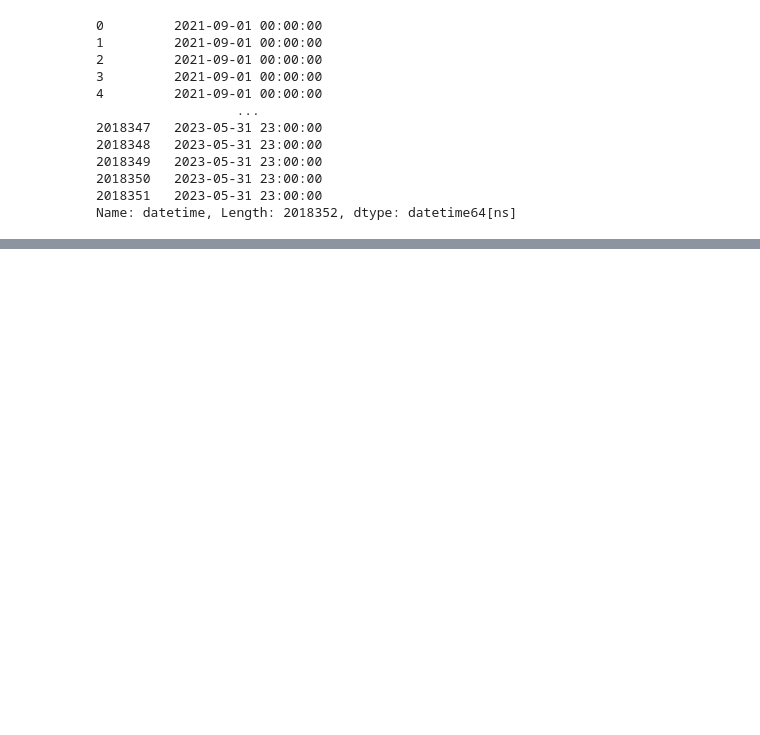
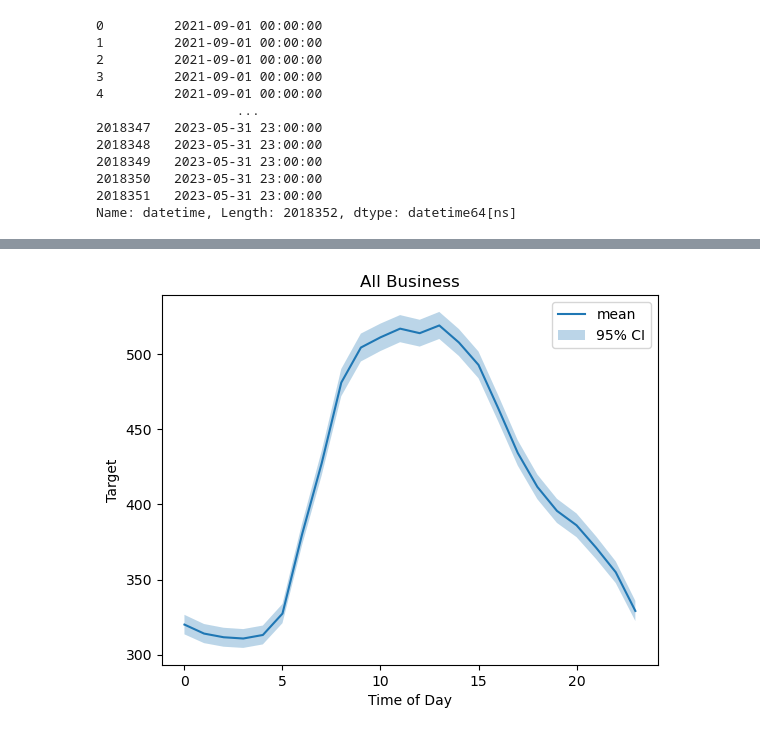
Before and after one commit to JosephHardy91/predict-energy-behavior-of-prosumers, a Jupyter notebook: src/0_basic_familiarity/target_spaghetti.ipynb, the cells around one changed output, grey strips where cells are left out. Drawn from its saved outputs; the diff is of its cells as text; code cells hidden in the pictures; blank space fills up the shorter version.

```diff
--- a/src/0_basic_familiarity/target_spaghetti.ipynb
+++ b/src/0_basic_familiarity/target_spaghetti.ipynb
@@ -97,0 +115,4 @@ plt.fill_between(pivot_dist_df.index,pivot_dist_df['nonbusiness_lower_range'],pi
+# %%
+plot_distribution(get_dist_df(df,z=1.96, is_consumer=None,is_business=1,clip = True),ax=plt.gca(),title='All Business')
+# %% [output]
+[figure, added]
```
Also changed, not shown: parts of 10 cells of this notebook, 7 other files.
